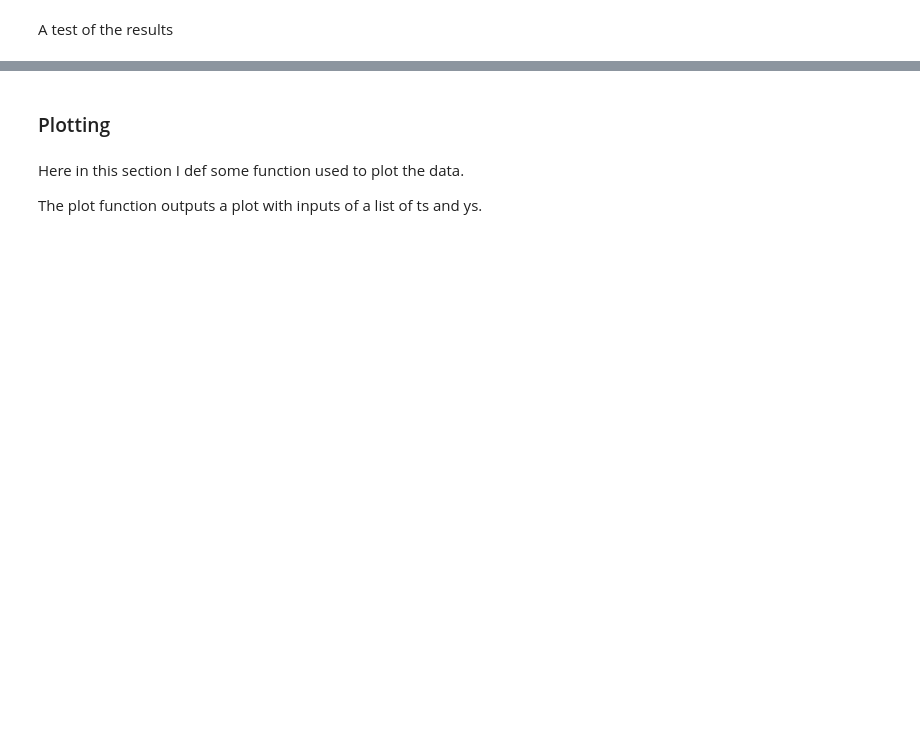
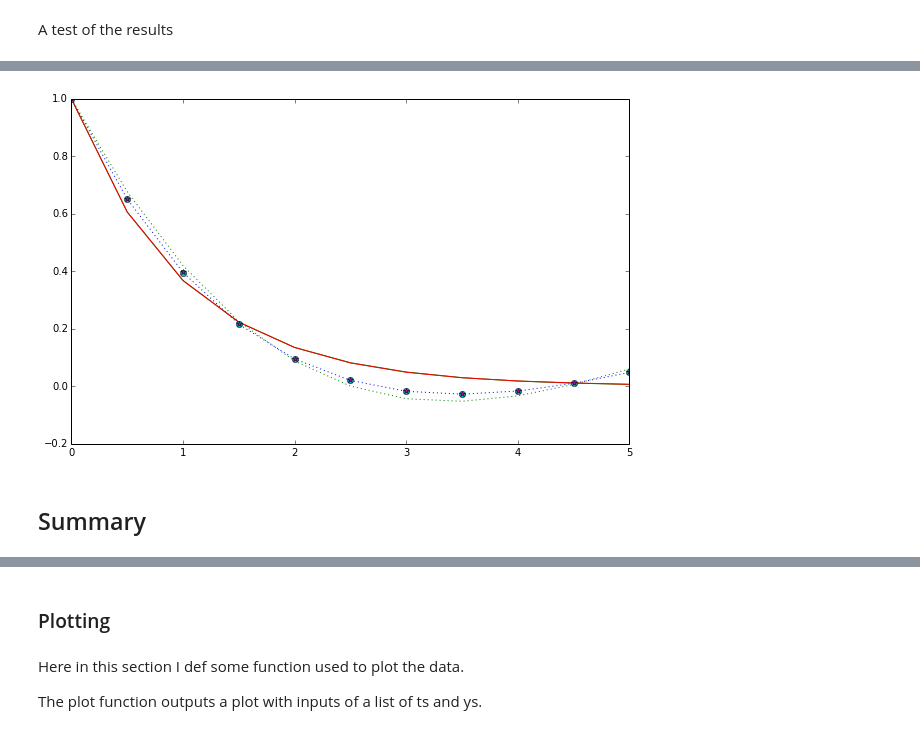
Before and after one commit to NeuPhysics/aNN, a Jupyter notebook: ipynb/test.ipynb, the cells around one changed output, grey strips where cells are left out. Cells and saved outputs as stored; diff of their text form; code cells hidden in the pictures; blank space fills up the shorter version.

```diff
--- a/ipynb/test.ipynb
+++ b/ipynb/test.ipynb
@@ -498,0 +446,8 @@ array([ 1.        ,  0.65125551,  0.39616927,  0.21589981,  0.0949672 ,
+# %%
+# %%snakeviz
+startJacCG = timeit.default_timer()
+costODEResultJacCG = minimize(costODEF,initGuessJ,method="CG",jac=costODEJacF)
+stopJacCG = timeit.default_timer()
+
+print stopJacCG - startJacCG
+print costODEResultJacCG
@@ -498,0 +474,8 @@ array([ 1.        ,  0.65125551,  0.39616927,  0.21589981,  0.0949672 ,
+# %%
+%%snakeviz
+startJacSLSQP = timeit.default_timer()
+costODEResultJacSLSQP = minimize(costODEF,initGuessJ,method="SLSQP",jac=costODEJacF)
+stopJacSLSQP = timeit.default_timer()
+
+print stopJacSLSQP - startJacSLSQP
+print costODEResultJacSLSQP
@@ -498,0 +500,8 @@ array([ 1.        ,  0.65125551,  0.39616927,  0.21589981,  0.0949672 ,
+# %%
+%%snakeviz
+startJacLBFGSB = timeit.default_timer()
+costODEResultJacLBFGSB = minimize(costODEF,initGuessJ,method="L-BFGS-B",jac=costODEJacF)
+stopJacLBFGSB = timeit.default_timer()
+
+print stopJacLBFGSB - startJacLBFGSB
+print costODEResultJacLBFGSB
@@ -498,0 +526,8 @@ array([ 1.        ,  0.65125551,  0.39616927,  0.21589981,  0.0949672 ,
+# %%
+%%snakeviz
+startJacTNC = timeit.default_timer()
+costODEResultJacTNC = minimize(costODEF,initGuessJ,method="TNC",jac=costODEJacF)
+stopJacTNC = timeit.default_timer()
+
+print stopJacTNC - startJacTNC
+print costODEResultJacTNC
@@ -498,0 +570,14 @@ array([ 1.        ,  0.65125551,  0.39616927,  0.21589981,  0.0949672 ,
+# %%
+plt.figure(figsize=(10,6.18))
+plt.plot(tlin,funY(tlin),'g-')
+plt.plot(tlin,funNNList(np.array( costODEResultJacNCG.get('x') ),tlin,1),'b:')
+plt.plot(tlin,funNNList(np.array( costODEResultJacCG.get('x') ),tlin,1),'g:')
+plt.plot(tlin,funNNList(np.array( costODEResultJacSLSQP.get('x') ),tlin,1),'r-')
+plt.plot(tlin,funNNList(np.array( costODEResultJacLBFGSB.get('x') ),tlin,1),'co')
+plt.plot(tlin,funNNList(np.array( costODEResultJacTNC.get('x') ),tlin,1),'m*')
+# plt.yscale('log')
+plt.show()
+# %% [output]
+[figure, added]
+# %% [markdown]
+## Summary
```
Also changed, not shown: parts of 18 cells of this notebook, 1 other file.
